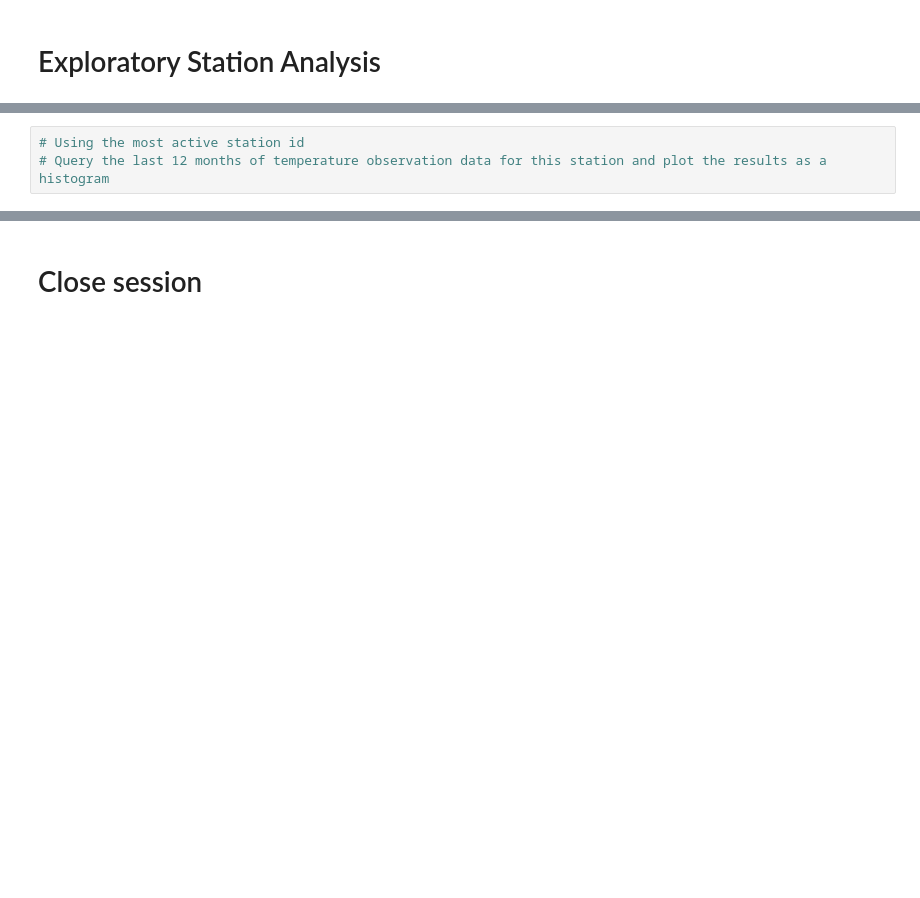
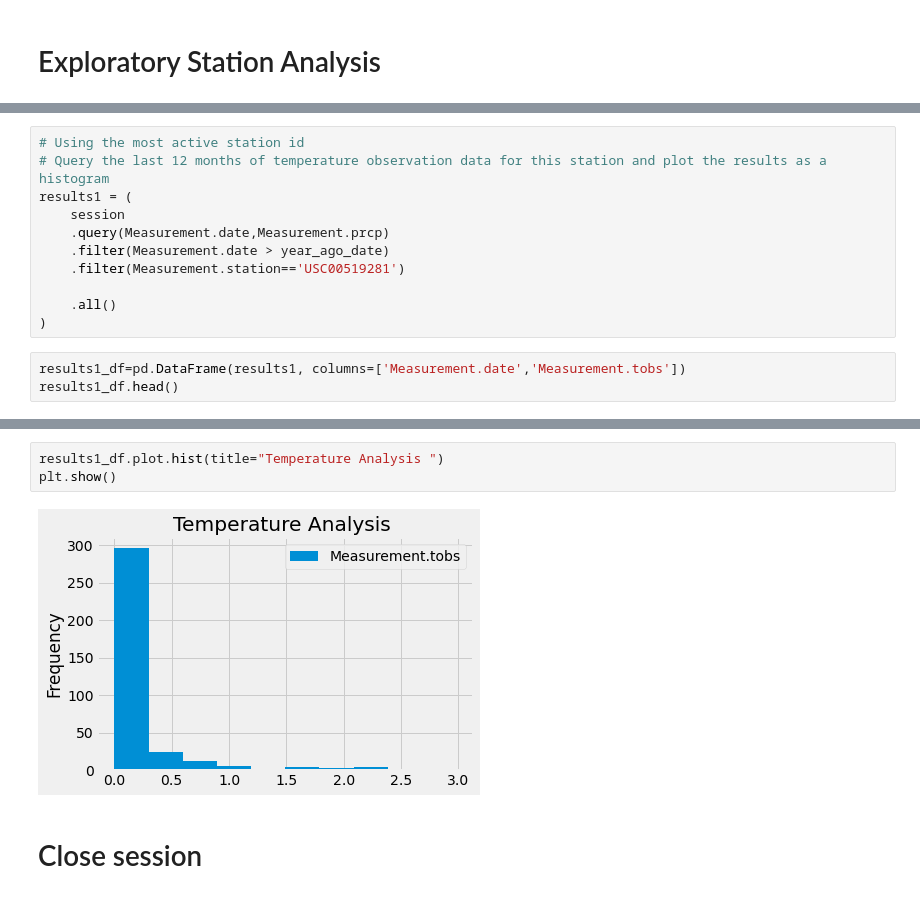
Before and after one commit to amjad5050/sqlalchemy-challenge, a Jupyter notebook: Instructions/climate_starter.ipynb, the cells around one changed output, grey strips where cells are left out. Saved outputs shown, nothing was run; the diff lists cells and outputs as text; blank space fills up the shorter version.

```diff
--- a/Instructions/climate_starter.ipynb
+++ b/Instructions/climate_starter.ipynb
@@ -136,3 +193,14 @@ results
 # %%
 # Using the most active station id
 # Query the last 12 months of temperature observation data for this station and plot the results as a histogram
+results1 = (
+    session
+    .query(Measurement.date,Measurement.prcp)
+    .filter(Measurement.date > year_ago_date)
+    .filter(Measurement.station=='USC00519281')
+
+    .all()
+)
+# %%
+results1_df=pd.DataFrame(results1, columns=['Measurement.date','Measurement.tobs'])
+results1_df.head()
@@ -139,3 +214,8 @@ results
+# %%
+results1_df.plot.hist(title="Temperature Analysis ")
+plt.show()
+# %% [output]
+[figure, added]
 # %% [markdown]
 # Close session
 # %%
```
Also changed, not shown: parts of 13 cells of this notebook, 1 other file.
